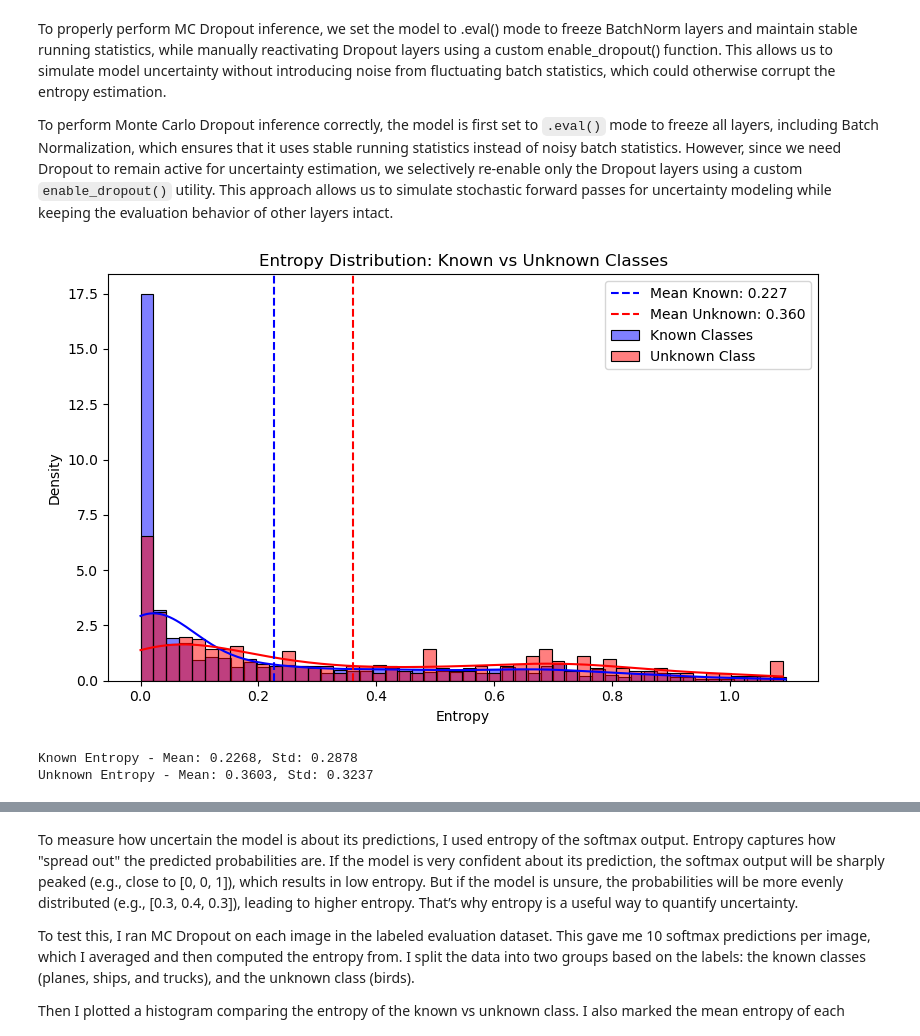
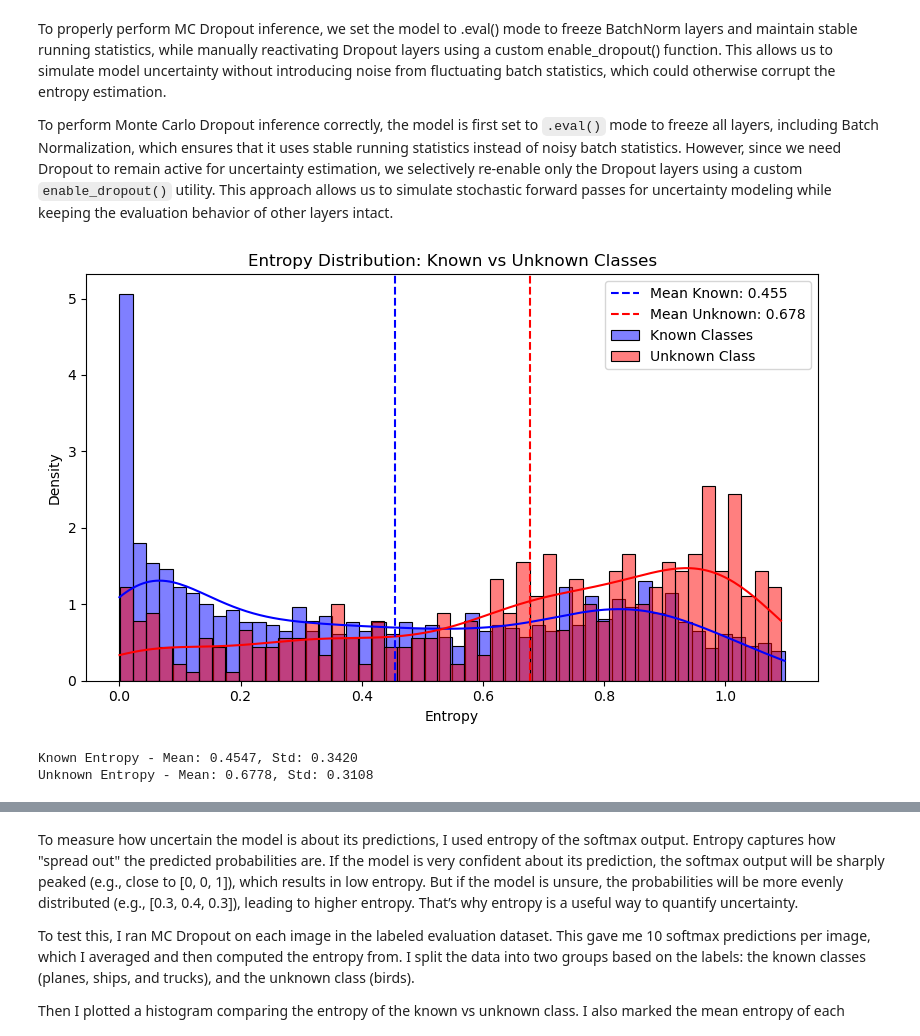
Before and after one commit to tihassfjord/FYS3033DL, a Jupyter notebook: newmain22.ipynb, the cells around one changed output, grey strips where cells are left out. Drawn from its saved outputs; the diff is of its cells as text; code cells hidden in the pictures.

```diff
--- a/newmain22.ipynb
+++ b/newmain22.ipynb
@@ -1277,7 +477,7 @@ import torch.nn.functional as F
 set_seed(42)
 device = torch.device("cuda" if torch.cuda.is_available() else "cpu")
 # Load model
-best_model_path = "C:/Users/tihas/OneDrive - UiT Office 365/A_UIT/FYS-3033/HOME_EXAM/FYS3033DL/models/2c_SGD_dropout_sched_bs32_20250420_195456_best.pth"
+best_model_path = "C:/Users/tihas/OneDrive - UiT Office 365/A_UIT/FYS-3033/HOME_EXAM/FYS3033DL/models/2c_SGD_dropout_bs32_20250422_030216_best.pth"
 model = VGG11BN(num_classes=3, dropout=True)
 model.load_state_dict(torch.load(best_model_path, map_location=device))
 model.to(device)
@@ -1287,33 +487,33 @@ enable_dropout(model)  # Activate dropout only
 
 # Entropy lists
 entropies_known = []
 entropies_unknown = []
 
 # Loop over known samples
 for sample in known_loader:
     imgs = sample[0] if isinstance(sample, tuple) else sample # Unpack if it's a tuple (e.g., (data, labels)), otherwise use sample directly
     for img in imgs:
         mean_probs, entropy = mc_dropout_inference(model, img, T=10, device=device)
         entropies_known.append(entropy)
 
 # Loop over unknown samples
 for sample in unknown_loader:
     imgs = sample[0] if isinstance(sample, tuple) else sample
     for img in imgs:
         mean_probs, entropy = mc_dropout_inference(model, img, T=10)
         entropies_unknown.append(entropy)
 
 # Plot histograms
 plot_entropy_hist(entropies_known, entropies_unknown)
 
 # Print stats
 mean_known = np.mean(entropies_known)
 mean_unknown = np.mean(entropies_unknown)
 std_known = np.std(entropies_known)
 std_unknown = np.std(entropies_unknown)
 print(f"Known Entropy - Mean: {mean_known:.4f}, Std: {std_known:.4f}")
 print(f"Unknown Entropy - Mean: {mean_unknown:.4f}, Std: {std_unknown:.4f}")
 # %% [output]
-[figure, old version]
+[figure, new version]
-Known Entropy - Mean: 0.2268, Std: 0.2878
-Unknown Entropy - Mean: 0.3603, Std: 0.3237
+Known Entropy - Mean: 0.4547, Std: 0.3420
+Unknown Entropy - Mean: 0.6778, Std: 0.3108
```
Also changed, not shown: parts of 19 cells of this notebook, 11 other files.
